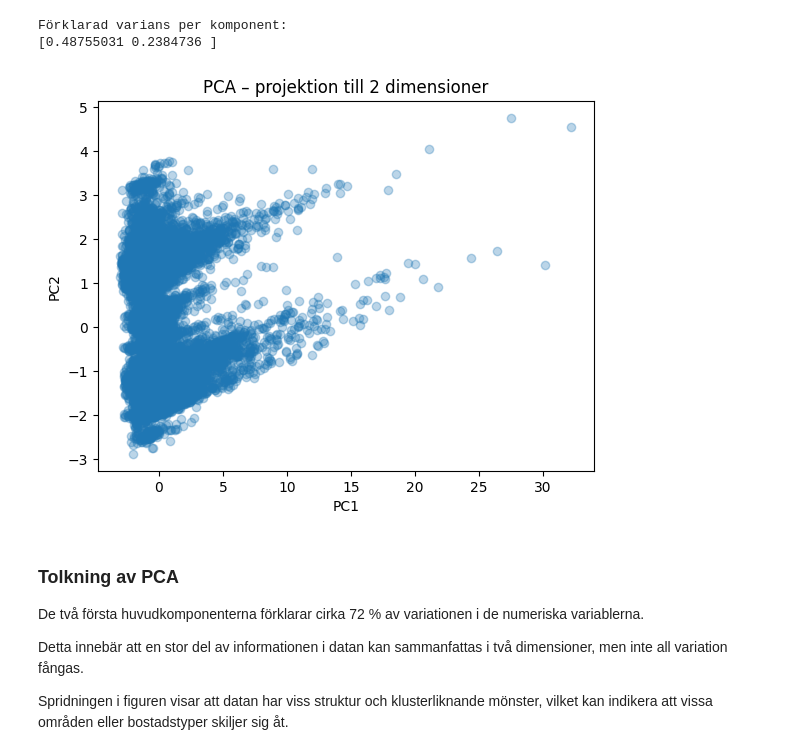
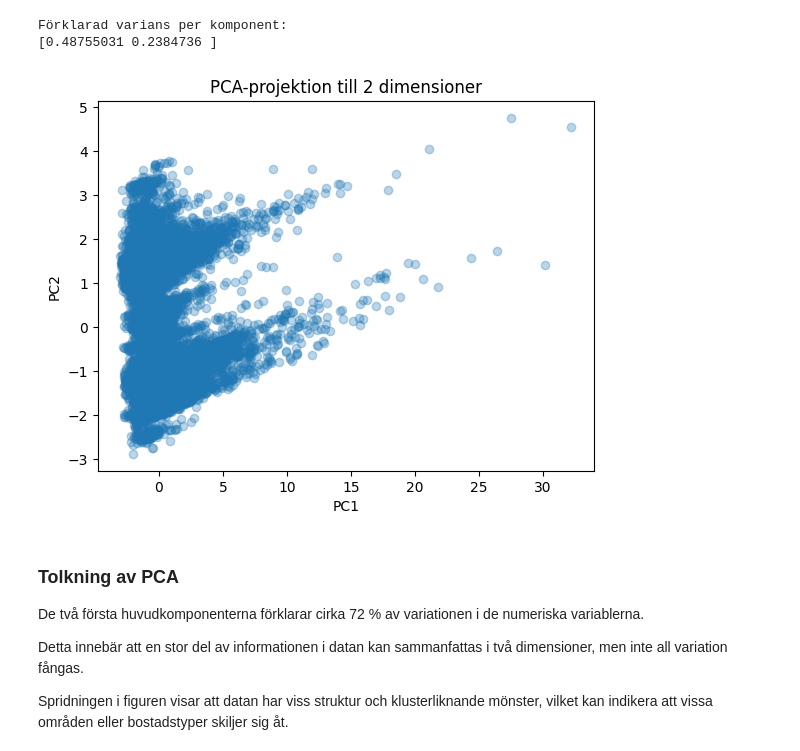
Before and after one commit to Henri1979/ML_Uppgift1_housing, a Jupyter notebook: main.ipynb, the cells around one changed output. Saved outputs shown, nothing was run; the diff lists cells and outputs as text; code cells hidden in the pictures.

```diff
--- a/main.ipynb
+++ b/main.ipynb
@@ -322,12 +416,12 @@ Förklarad varians per komponent:
 # %%
 fig, ax = plt.subplots()
 ax.scatter(X_pca[:, 0], X_pca[:, 1], alpha=0.3)
 ax.set_xlabel("PC1")
 ax.set_ylabel("PC2")
-ax.set_title("PCA – projektion till 2 dimensioner")
+ax.set_title("PCA-projektion till 2 dimensioner")
 plt.show()
 # %% [output]
-[figure, old version]
+[figure, new version]
 # %% [markdown]
 ### Tolkning av PCA
 
```
Also changed, not shown: parts of 13 cells of this notebook, 1 other file.
